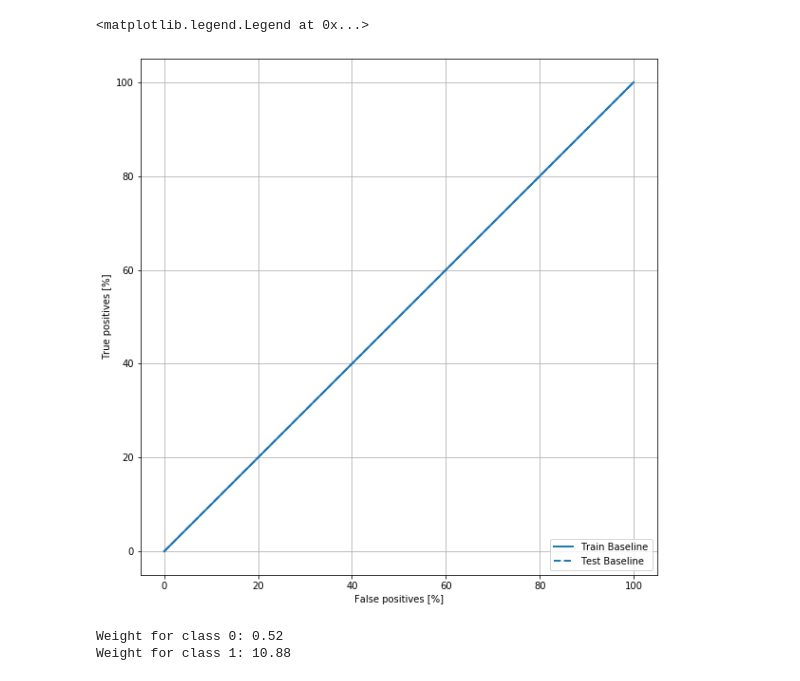
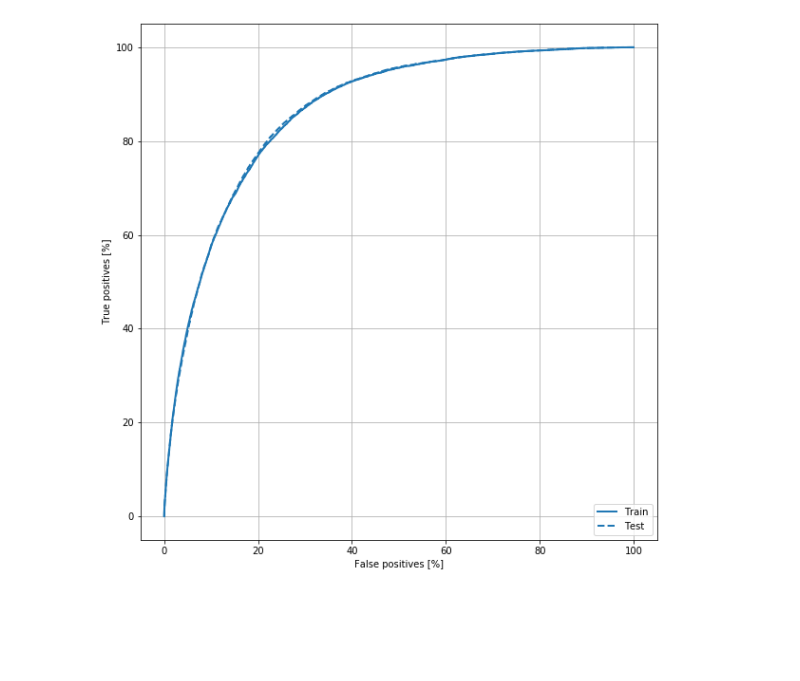
Before and after one commit to aristyogresearch/wildfire, a Jupyter notebook: notebooks/keras_MLP.ipynb, the cells around one changed output. Cells and saved outputs as stored; diff of their text form; code cells hidden in the pictures; blank space fills up the shorter version.

```diff
--- a/notebooks/keras_MLP.ipynb
+++ b/notebooks/keras_MLP.ipynb
@@ -451,3 +356,0 @@ array([-3.03283736])
-# %%
-model = make_model(output_bias = initial_bias)
-model.predict(train_features[:10])
@@ -484,10 +384,0 @@ zero_bias_history = model.fit(
-# %%
-model = make_model()
-model.load_weights(initial_weights)
-careful_bias_history = model.fit(
-    train_features,
-    train_labels,
-    batch_size=BATCH_SIZE,
-    epochs=20,
-    validation_data=(val_features, val_labels),
-    verbose=0)
@@ -511,10 +384,0 @@ plot_loss(careful_bias_history, "Careful Bias", 1)
-# %%
-model = make_model()
-model.load_weights(initial_weights)
-baseline_history = model.fit(
-    train_features,
-    train_labels,
-    batch_size=BATCH_SIZE,
-    epochs=EPOCHS,
-    callbacks = [early_stopping],
-    validation_data=(val_features, val_labels))
@@ -582,8 +389,15 @@ def plot_cm(labels, predictions, p=0.5):
 # %%
-baseline_results = model.evaluate(test_features, test_labels,
-                                  batch_size=BATCH_SIZE, verbose=0)
+train_predictions = model.predict(train_features, batch_size=len(train_features))
+test_predictions = model.predict(test_features, batch_size=len(test_features))
 
-for name, value in zip(model.metrics_names, baseline_results):
+results = model.evaluate(
+    test_features,
+    test_labels,
+    batch_size=BATCH_SIZE,
+    verbose=0
+)
+
+for name, value in zip(model.metrics_names, results):
     print(name, ': ', value)
 
-plot_cm(test_labels, test_predictions_baseline)
+plot_cm(test_labels, test_predictions, p=0.1)
@@ -618,20 +404,9 @@ def plot_roc(name, labels, predictions, **kwargs):
 # %%
-plot_roc("Train Baseline", train_labels, train_predictions_baseline, color=colors[0])
-plot_roc("Test Baseline", test_labels, test_predictions_baseline, color=colors[0], linestyle='--')
+plot_roc("Train", train_labels, train_predictions, color=colors[0])
+plot_roc("Test", test_labels, test_predictions, color=colors[0], linestyle='--')
+
 plt.legend(loc='lower right')
+
+plt.show()
 # %% [output]
-<matplotlib.legend.Legend at 0x...>
-[figure, old version]
+[figure, new version]
-# %%
-# Scaling by total/2 helps keep the loss to a similar magnitude.
-# The sum of the weights of all examples stays the same.
-weight_for_0 = (1 / no_ignition_count)*(total)/2.0
-weight_for_1 = (1 / ignition_count)*(total)/2.0
-
-class_weight = {0: weight_for_0, 1: weight_for_1}
-
-print('Weight for class 0: {:.2f}'.format(weight_for_0))
-print('Weight for class 1: {:.2f}'.format(weight_for_1))
-# %% [output]
-Weight for class 0: 0.52
-Weight for class 1: 10.88
```
Also changed, not shown: parts of 37 cells of this notebook, 18 other files.
